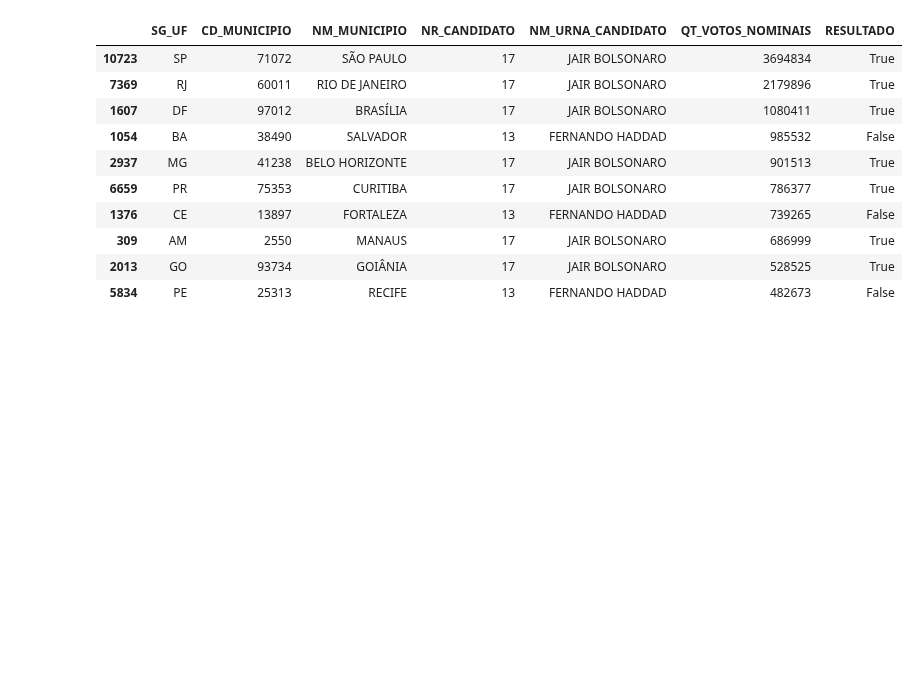
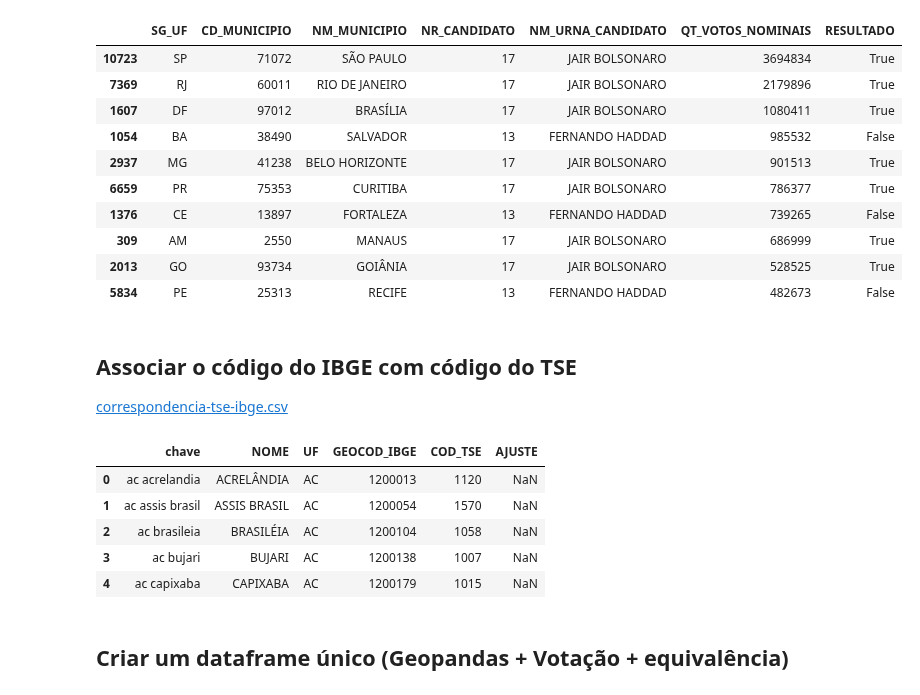
Before and after one commit to V1L3La/Learning-An-lise-de-Dados-em-Python, a Jupyter notebook: Mapa_das_Eleições_de_2018.ipynb, the cells around one changed output. Cells and saved outputs as stored; diff of their text form; code cells hidden in the pictures; blank space fills up the shorter version.

```diff
--- a/Mapa_das_Eleições_de_2018.ipynb
+++ b/Mapa_das_Eleições_de_2018.ipynb
@@ -358,3 +358,25 @@ df_votacao.head(10)
 | 309 | AM | 2550 | MANAUS | 17 | JAIR BOLSONARO | 686999 | True |
 | 2013 | GO | 93734 | GOIÂNIA | 17 | JAIR BOLSONARO | 528525 | True |
 | 5834 | PE | 25313 | RECIFE | 13 | FERNANDO HADDAD | 482673 | False |
+# %% [markdown]
+## Associar o código do IBGE com código do TSE<br>
+
+[correspondencia-tse-ibge.csv](https://github.com/estadao/como-votou-sua-vizinhanca/blob/master/data/votos/correspondencia-tse-ibge.csv) <br>
+# %%
+# Associar o código do IBGE com código do TSE
+
+# Recuperar a tabela de correspondencia IBGE e TSE direto do Github do Estadão
+link = 'https://raw.githubusercontent.com/estadao/como-votou-sua-vizinhanca/master/data/votos/correspondencia-tse-ibge.csv'
+
+df_equivalencia = pd.read_csv(link)
+
+df_equivalencia.head()
+# %% [output]
+|  | chave | NOME | UF | GEOCOD_IBGE | COD_TSE | AJUSTE |
+| 0 | ac acrelandia | ACRELÂNDIA | AC | 1200013 | 1120 | NaN |
+| 1 | ac assis brasil | ASSIS BRASIL | AC | 1200054 | 1570 | NaN |
+| 2 | ac brasileia | BRASILÉIA | AC | 1200104 | 1058 | NaN |
+| 3 | ac bujari | BUJARI | AC | 1200138 | 1007 | NaN |
+| 4 | ac capixaba | CAPIXABA | AC | 1200179 | 1015 | NaN |
+# %% [markdown]
+## Criar um dataframe único (Geopandas + Votação + equivalência)
```
Also changed, not shown: parts of 1 cell of this notebook.
